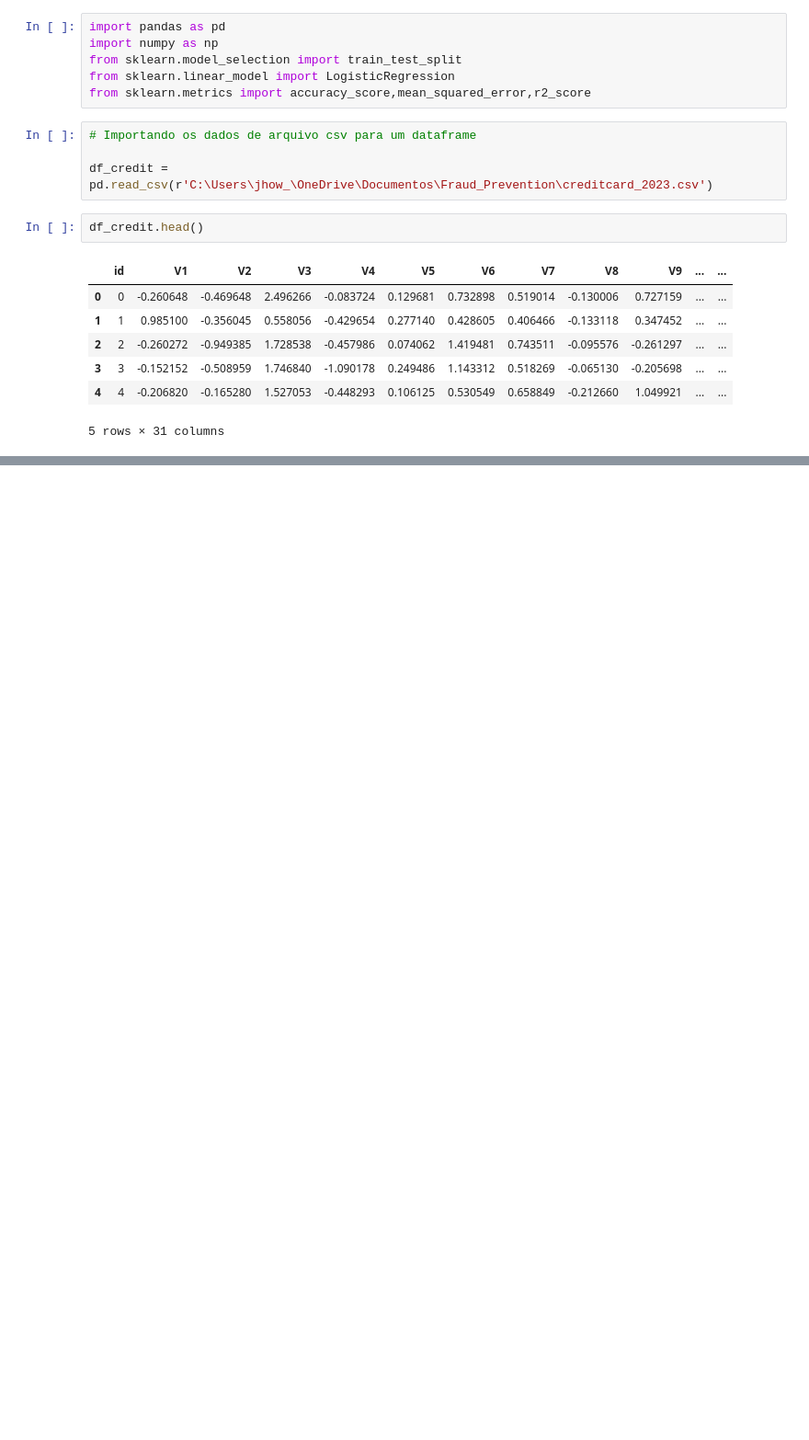
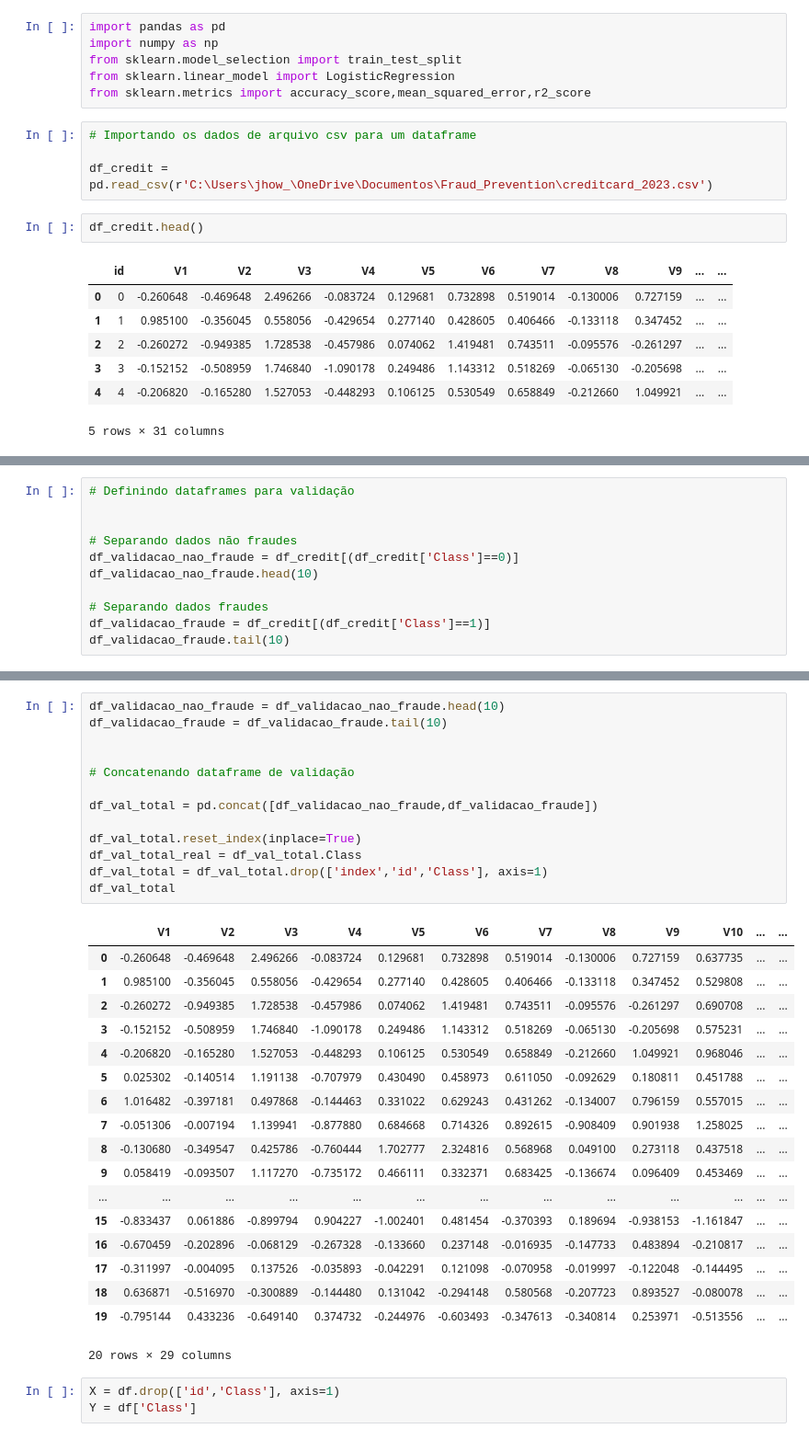
Before and after one commit to JhonnyMineu/FraudPrevention, a Jupyter notebook: FraudPrevention.ipynb, the cells around one changed output, grey strips where cells are left out. Shown at 92% size. Saved outputs shown, nothing was run; the diff lists cells and outputs as text; blank space fills up the shorter version.

```diff
--- a/FraudPrevention.ipynb
+++ b/FraudPrevention.ipynb
@@ -20,0 +84,11 @@ df_credit.head()
+# %%
+# Definindo dataframes para validação
+
+
+# Separando dados não fraudes
+df_validacao_nao_fraude = df_credit[(df_credit['Class']==0)]
+df_validacao_nao_fraude.head(10)
+
+# Separando dados fraudes
+df_validacao_fraude = df_credit[(df_credit['Class']==1)]
+df_validacao_fraude.tail(10)
@@ -20,0 +131,35 @@ df_credit.head()
+# %%
+df_validacao_nao_fraude = df_validacao_nao_fraude.head(10)
+df_validacao_fraude = df_validacao_fraude.tail(10)
+
+
+# Concatenando dataframe de validação
+
+df_val_total = pd.concat([df_validacao_nao_fraude,df_validacao_fraude])
+
+df_val_total.reset_index(inplace=True)
+df_val_total_real = df_val_total.Class
+df_val_total = df_val_total.drop(['index','id','Class'], axis=1)
+df_val_total
+# %% [output]
+|  | V1 | V2 | V3 | V4 | V5 | V6 | V7 | V8 | V9 | V10 | ... | ... |
+| 0 | -0.260648 | -0.469648 | 2.496266 | -0.083724 | 0.129681 | 0.732898 | 0.519014 | -0.130006 | 0.727159 | 0.637735 | ... | ... |
+| 1 | 0.985100 | -0.356045 | 0.558056 | -0.429654 | 0.277140 | 0.428605 | 0.406466 | -0.133118 | 0.347452 | 0.529808 | ... | ... |
+| 2 | -0.260272 | -0.949385 | 1.728538 | -0.457986 | 0.074062 | 1.419481 | 0.743511 | -0.095576 | -0.261297 | 0.690708 | ... | ... |
+| 3 | -0.152152 | -0.508959 | 1.746840 | -1.090178 | 0.249486 | 1.143312 | 0.518269 | -0.065130 | -0.205698 | 0.575231 | ... | ... |
+| 4 | -0.206820 | -0.165280 | 1.527053 | -0.448293 | 0.106125 | 0.530549 | 0.658849 | -0.212660 | 1.049921 | 0.968046 | ... | ... |
+| 5 | 0.025302 | -0.140514 | 1.191138 | -0.707979 | 0.430490 | 0.458973 | 0.611050 | -0.092629 | 0.180811 | 0.451788 | ... | ... |
+| 6 | 1.016482 | -0.397181 | 0.497868 | -0.144463 | 0.331022 | 0.629243 | 0.431262 | -0.134007 | 0.796159 | 0.557015 | ... | ... |
+| 7 | -0.051306 | -0.007194 | 1.139941 | -0.877880 | 0.684668 | 0.714326 | 0.892615 | -0.908409 | 0.901938 | 1.258025 | ... | ... |
+| 8 | -0.130680 | -0.349547 | 0.425786 | -0.760444 | 1.702777 | 2.324816 | 0.568968 | 0.049100 | 0.273118 | 0.437518 | ... | ... |
+| 9 | 0.058419 | -0.093507 | 1.117270 | -0.735172 | 0.466111 | 0.332371 | 0.683425 | -0.136674 | 0.096409 | 0.453469 | ... | ... |
+| ... | ... | ... | ... | ... | ... | ... | ... | ... | ... | ... | ... | ... |
+| 15 | -0.833437 | 0.061886 | -0.899794 | 0.904227 | -1.002401 | 0.481454 | -0.370393 | 0.189694 | -0.938153 | -1.161847 | ... | ... |
+| 16 | -0.670459 | -0.202896 | -0.068129 | -0.267328 | -0.133660 | 0.237148 | -0.016935 | -0.147733 | 0.483894 | -0.210817 | ... | ... |
+| 17 | -0.311997 | -0.004095 | 0.137526 | -0.035893 | -0.042291 | 0.121098 | -0.070958 | -0.019997 | -0.122048 | -0.144495 | ... | ... |
+| 18 | 0.636871 | -0.516970 | -0.300889 | -0.144480 | 0.131042 | -0.294148 | 0.580568 | -0.207723 | 0.893527 | -0.080078 | ... | ... |
+| 19 | -0.795144 | 0.433236 | -0.649140 | 0.374732 | -0.244976 | -0.603493 | -0.347613 | -0.340814 | 0.253971 | -0.513556 | ... | ... |
+20 rows × 29 columns
+# %%
+X = df.drop(['id','Class'], axis=1)
+Y = df['Class']
```
Also changed, not shown: parts of 11 cells of this notebook, 1 other file.
